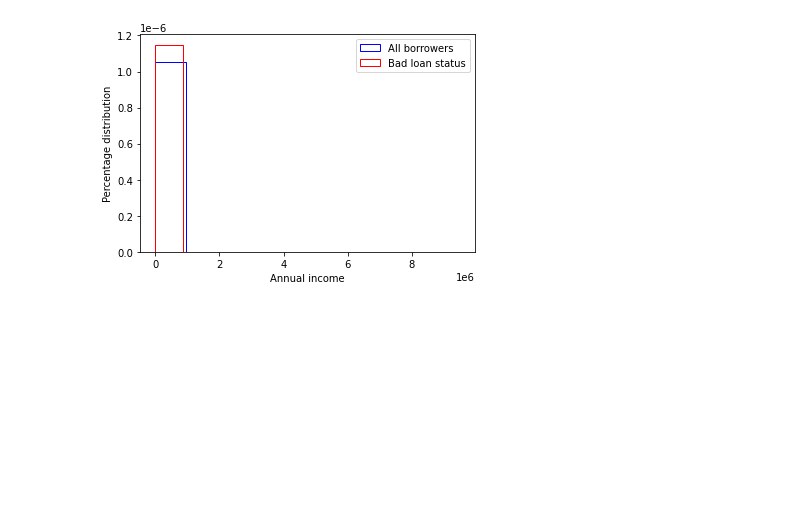
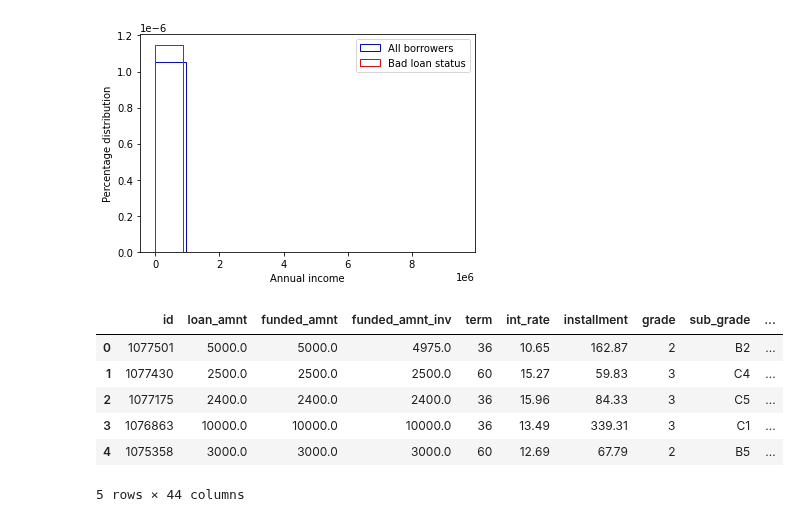
Before and after one commit to meskeremg/MeskiSBWork, a Jupyter notebook: Capstone2_Exploratory_Data_Analysis_LendingClub_Meskerem_Goshime.ipynb, the cells around one changed output. Cells and saved outputs as stored; diff of their text form; code cells hidden in the pictures; blank space fills up the shorter version.

```diff
--- a/Capstone2_Exploratory_Data_Analysis_LendingClub_Meskerem_Goshime.ipynb
+++ b/Capstone2_Exploratory_Data_Analysis_LendingClub_Meskerem_Goshime.ipynb
@@ -417,3 +402,13 @@ plt.legend()
 plt.show()
 # %% [output]
 [figure]
+# %%
+Loan_0715.head()
+# %% [output]
+|  | id | loan_amnt | funded_amnt | funded_amnt_inv | term | int_rate | installment | grade | sub_grade | ... |
+| 0 | 1077501 | 5000.0 | 5000.0 | 4975.0 | 36 | 10.65 | 162.87 | 2 | B2 | ... |
+| 1 | 1077430 | 2500.0 | 2500.0 | 2500.0 | 60 | 15.27 | 59.83 | 3 | C4 | ... |
+| 2 | 1077175 | 2400.0 | 2400.0 | 2400.0 | 36 | 15.96 | 84.33 | 3 | C5 | ... |
+| 3 | 1076863 | 10000.0 | 10000.0 | 10000.0 | 36 | 13.49 | 339.31 | 3 | C1 | ... |
+| 4 | 1075358 | 3000.0 | 3000.0 | 3000.0 | 60 | 12.69 | 67.79 | 2 | B5 | ... |
+5 rows × 44 columns
```
Also changed, not shown: parts of 16 cells of this notebook.
